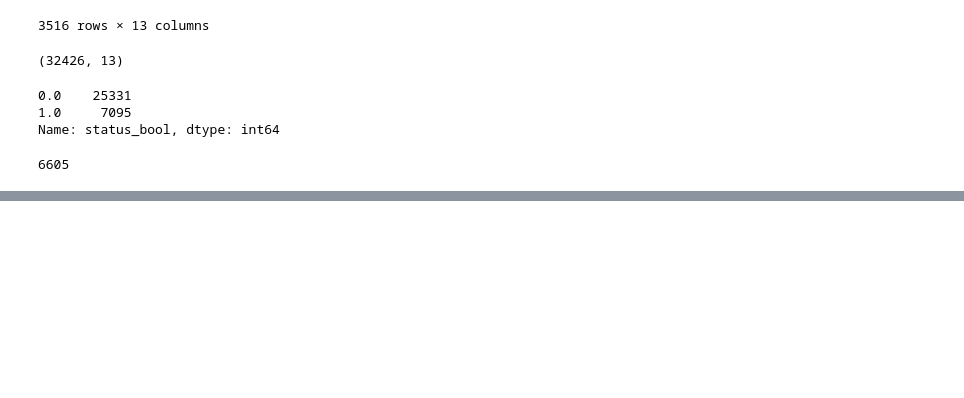
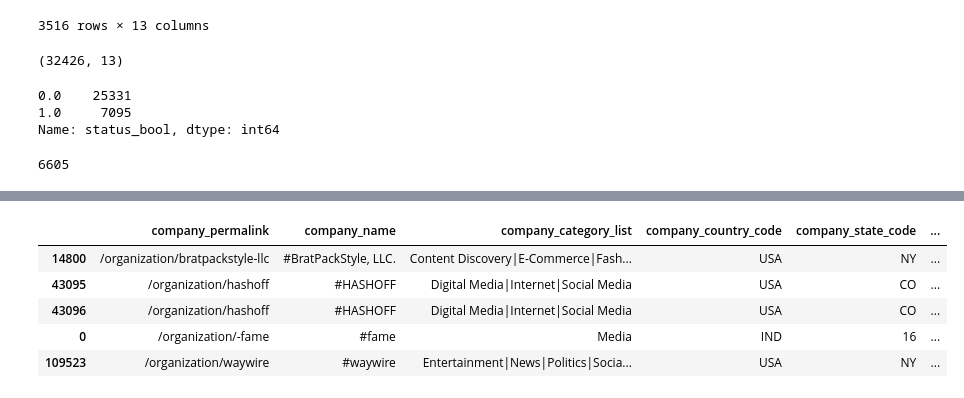
Before and after one commit to jbpatty/project-3, a Jupyter notebook: startup_prediction_cleaning.ipynb, the cells around one changed output, grey strips where cells are left out. Cells and saved outputs as stored; diff of their text form; code cells hidden in the pictures; blank space fills up the shorter version.

```diff
--- a/startup_prediction_cleaning.ipynb
+++ b/startup_prediction_cleaning.ipynb
@@ -276,0 +284,5 @@ Name: status_bool, dtype: int64
+# %%
+# Only interested in pre exit and current funding rounds
+clean_rounds_df = rounds_df[np.logical_and(
+    rounds_df.funding_round_type !=  'post_ipo_equity',
+    rounds_df.funding_round_type != 'post_ipo_debt')]
@@ -276,0 +293,2 @@ Name: status_bool, dtype: int64
+# %%
+clean_rounds_df.funded_at = pd.to_datetime(clean_rounds_df.loc[:, 'funded_at'])
@@ -276,0 +297,3 @@ Name: status_bool, dtype: int64
+# %%
+# Sort rounds by company name and dates
+clean_rounds_df.sort_values(by=['company_name', 'funded_at'], ascending=True,inplace=True)
@@ -276,0 +343,9 @@ Name: status_bool, dtype: int64
+# %%
+clean_rounds_df.head()
+# %% [output]
+|  | company_permalink | company_name | company_category_list | company_country_code | company_state_code | ... |
+| 14800 | /organization/bratpackstyle-llc | #BratPackStyle, LLC. | Content Discovery|E-Commerce|Fash... | USA | NY | ... |
+| 43095 | /organization/hashoff | #HASHOFF | Digital Media|Internet|Social Media | USA | CO | ... |
+| 43096 | /organization/hashoff | #HASHOFF | Digital Media|Internet|Social Media | USA | CO | ... |
+| 0 | /organization/-fame | #fame | Media | IND | 16 | ... |
+| 109523 | /organization/waywire | #waywire | Entertainment|News|Politics|Socia... | USA | NY | ... |
```
Also changed, not shown: parts of 17 cells of this notebook.
